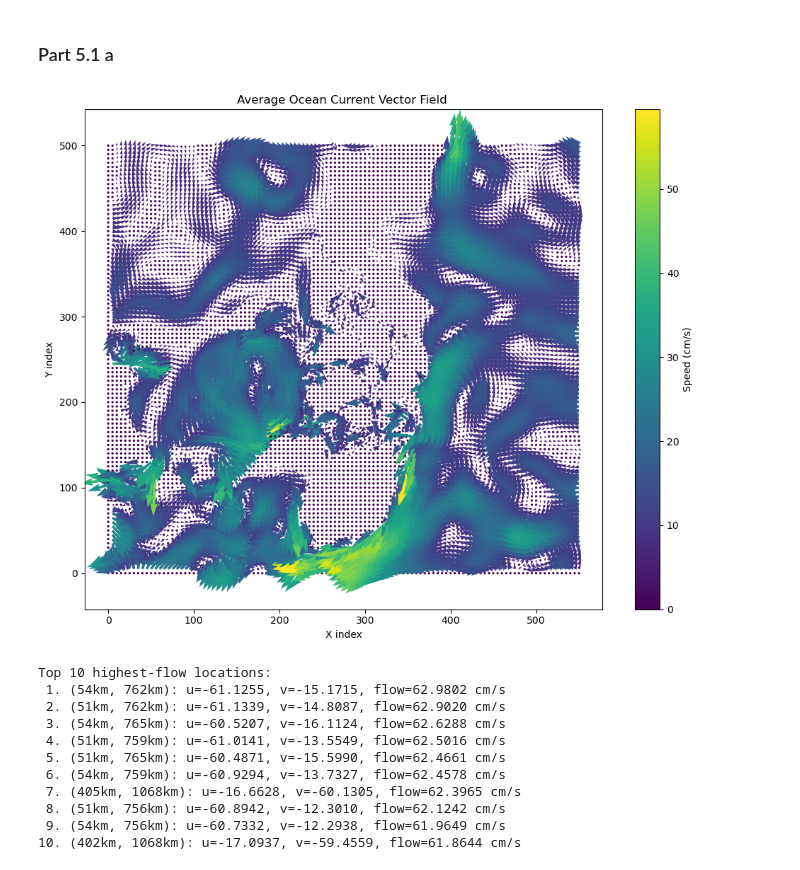
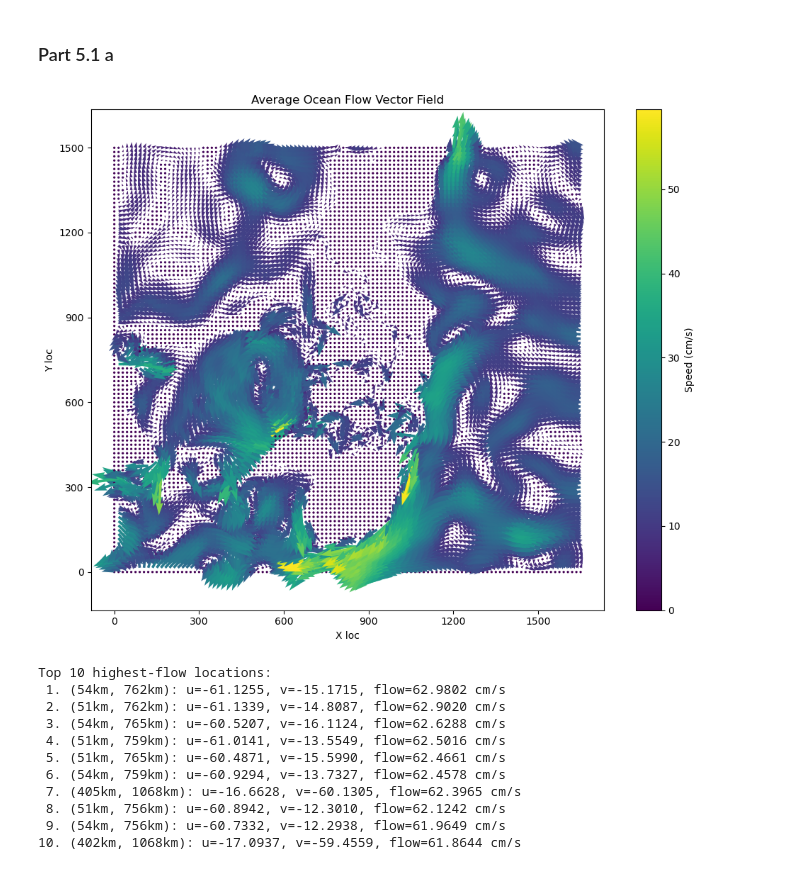
Before and after one commit to stephen-d-r-andrews/6373Pset5, a Jupyter notebook: part1.ipynb, the cells around one changed output. Cells and saved outputs as stored; diff of their text form; code cells hidden in the pictures.

```diff
--- a/part1.ipynb
+++ b/part1.ipynb
@@ -13,57 +13,75 @@ def average_matrices(file_list):
     # read all files into a list of 2D arrays
     mats = [np.loadtxt(fname, delimiter=',') for fname in file_list]
     # stack into shape (n_files, rows, cols) and average over axis 0
-    return np.stack(mats, axis=0).mean(axis=0)
+    return np.stack(mats, axis=0).mean(axis=0) * (25/0.9)
 
 # ── example usage ──
 u_files = [f'/Users/stephenandrews/Downloads/MIT Schoolwork/Spring 2025/6.3732/6373Pset5/OceanFlow/{i}u.csv' for i in range(1, 101)]
 v_files = [f'/Users/stephenandrews/Downloads/MIT Schoolwork/Spring 2025/6.3732/6373Pset5/OceanFlow/{i}v.csv' for i in range(1, 101)]
 
-avg_u = average_matrices(u_files) * (25/0.9)
-avg_v = average_matrices(v_files) * (25/0.9)
+avg_u = average_matrices(u_files)
+avg_v = average_matrices(v_files)
 # %%
 import numpy as np
 import matplotlib.pyplot as plt
+from matplotlib.ticker import FuncFormatter
 
 # avg_u, avg_v = your 2D numpy arrays from before
 n_rows, n_cols = avg_u.shape
 
 # full-coordinate grid
 x = np.arange(n_cols)
 y = np.arange(n_rows)
 X, Y = np.meshgrid(x, y)
 
-# choose a stride (e.g. every 10th arrow)
+# choose a stride (e.g. every 5th arrow)
 stride = 5
 
 # subsample everything
 Xs = X[::stride, ::stride]
 Ys = Y[::stride, ::stride]
 Us = avg_u[::stride, ::stride]
 Vs = avg_v[::stride, ::stride]
 Speeds = np.sqrt(Us**2 + Vs**2)
 
-plt.figure(figsize=(10, 8))
-q = plt.quiver(
-    Xs, Ys,         # sparse grid
-    Us, Vs,         # corresponding vectors
-    Speeds,         # color by magnitude
+# create figure and axes
+fig, ax = plt.subplots(figsize=(10, 8))
+
+# plot the quiver
+q = ax.quiver(
+    Xs, Ys,
+    Us, Vs,
+    Speeds,
     angles='xy',
     scale_units='xy',
     scale=1,
     cmap='viridis',
-    width=0.005      # you can tweak width too
+    width=0.005
 )
-plt.colorbar(q, label='Speed (cm/s)')
-plt.xlabel('X index')
-plt.ylabel('Y index')
-plt.title('Average Ocean Current Vector Field ')
-plt.axis('equal')
+
+# add colorbar
+cbar = fig.colorbar(q, ax=ax, label='Speed (cm/s)')
+
+# formatter to multiply tick labels by 3
+three_times = FuncFormatter(lambda val, pos: f"{val*3:.0f}")
+
+# apply to both axes
+ax.xaxis.set_major_formatter(three_times)
+ax.yaxis.set_major_formatter(three_times)
+
+# labels and title
+ax.set_xlabel('X loc')
+ax.set_ylabel('Y loc')
+ax.set_title('Average Ocean Flow Vector Field')
+
+ax.axis('equal')
 plt.tight_layout()
-plt.savefig("flow_vec_field.png")
+
+# save and show
+fig.savefig("flow_vec_field.png")
 plt.show()
 # %% [output]
-[figure, old version]
+[figure, new version]
 # %%
 import numpy as np
 
```
Also changed, not shown: parts of 3 cells of this notebook, 2 other files.
